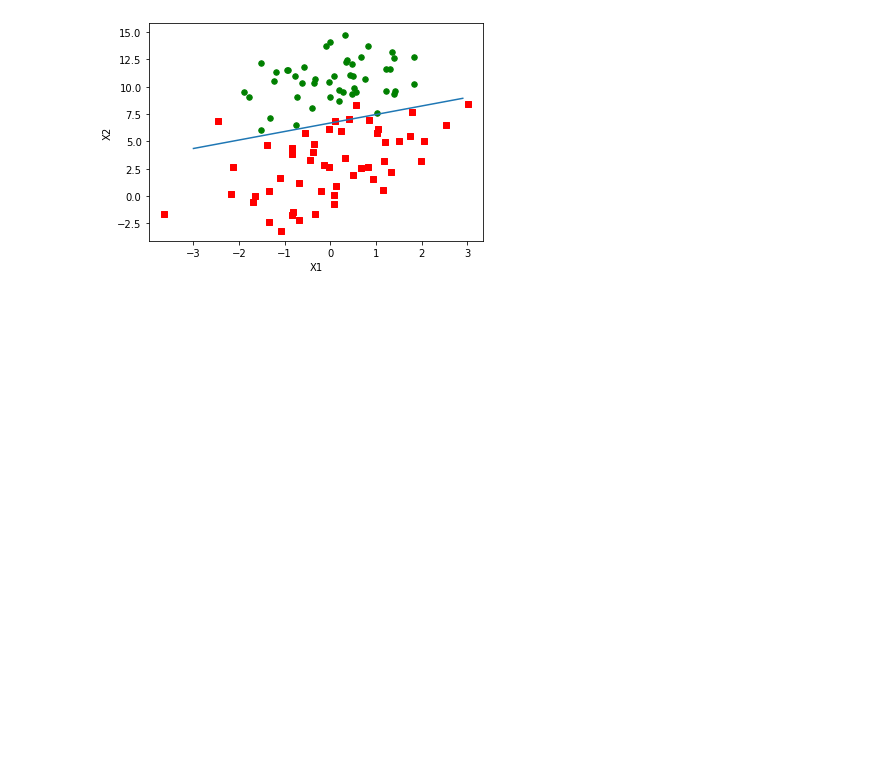
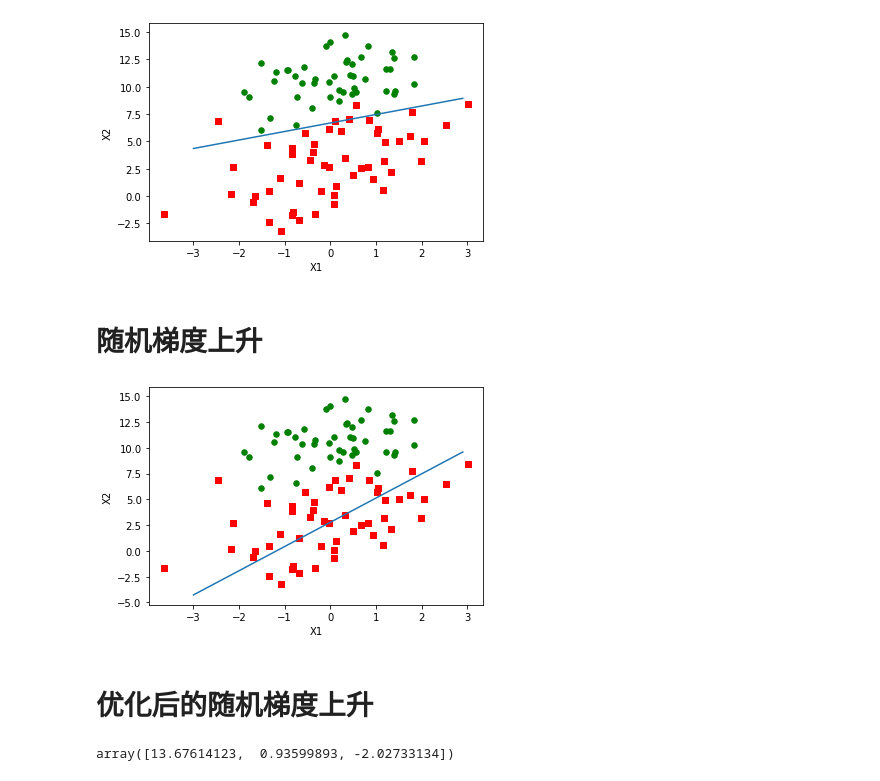
Before and after one commit to teapolyphenol/machinelearninginaction, a Jupyter notebook: Ch05/logRegres_test.py.ipynb, the cells around one changed output. Saved outputs shown, nothing was run; the diff lists cells and outputs as text; code cells hidden in the pictures; blank space fills up the shorter version.

Commit message:
随机梯度上升及优化

```diff
--- a/Ch05/logRegres_test.py.ipynb
+++ b/Ch05/logRegres_test.py.ipynb
@@ -17,3 +15,5 @@ dataArr, labelMat = loadDataSet()
+# %%
+dataMatrix, classLabels = loadDataSet()
 # %% [markdown]
 # sigmoid函数
 # %%
@@ -158,3 +158,5 @@ def plotBestFit(weights):
 plotBestFit(weights)
 # %% [output]
 [figure]
+# %% [markdown]
+# 随机梯度上升
@@ -160,0 +165,22 @@ plotBestFit(weights)
+# %%
+def sigmoid(inx):
+    return 1.0/(1 + np.exp(-inx))
+# %%
+def stocGradAscent0(dataMatrix, classLabels):
+    dataMatrix = np.array(dataMatrix)
+    alpha = 0.01
+    m, n = np.shape(dataMatrix)
+    weights = np.ones(n)
+    for i in range(m):
+        h = sigmoid(sum(weights * dataMatrix[i]))
+        error = classLabels[i] - h
+        weights = weights + alpha * error * dataMatrix[i]
+    return weights
+# %%
+weights = stocGradAscent0(dataMatrix, classLabels)
+# %%
+plotBestFit(weights)
+# %% [output]
+[figure, added]
+# %% [markdown]
+# 优化后的随机梯度上升
@@ -160,0 +205,4 @@ plotBestFit(weights)
+# %%
+stocGradAscent1(dataMatrix, classLabels)
+# %% [output]
+array([13.67614123,  0.93599893, -2.02733134])
```
Also changed, not shown: parts of 6 cells of this notebook, 1 other file.
